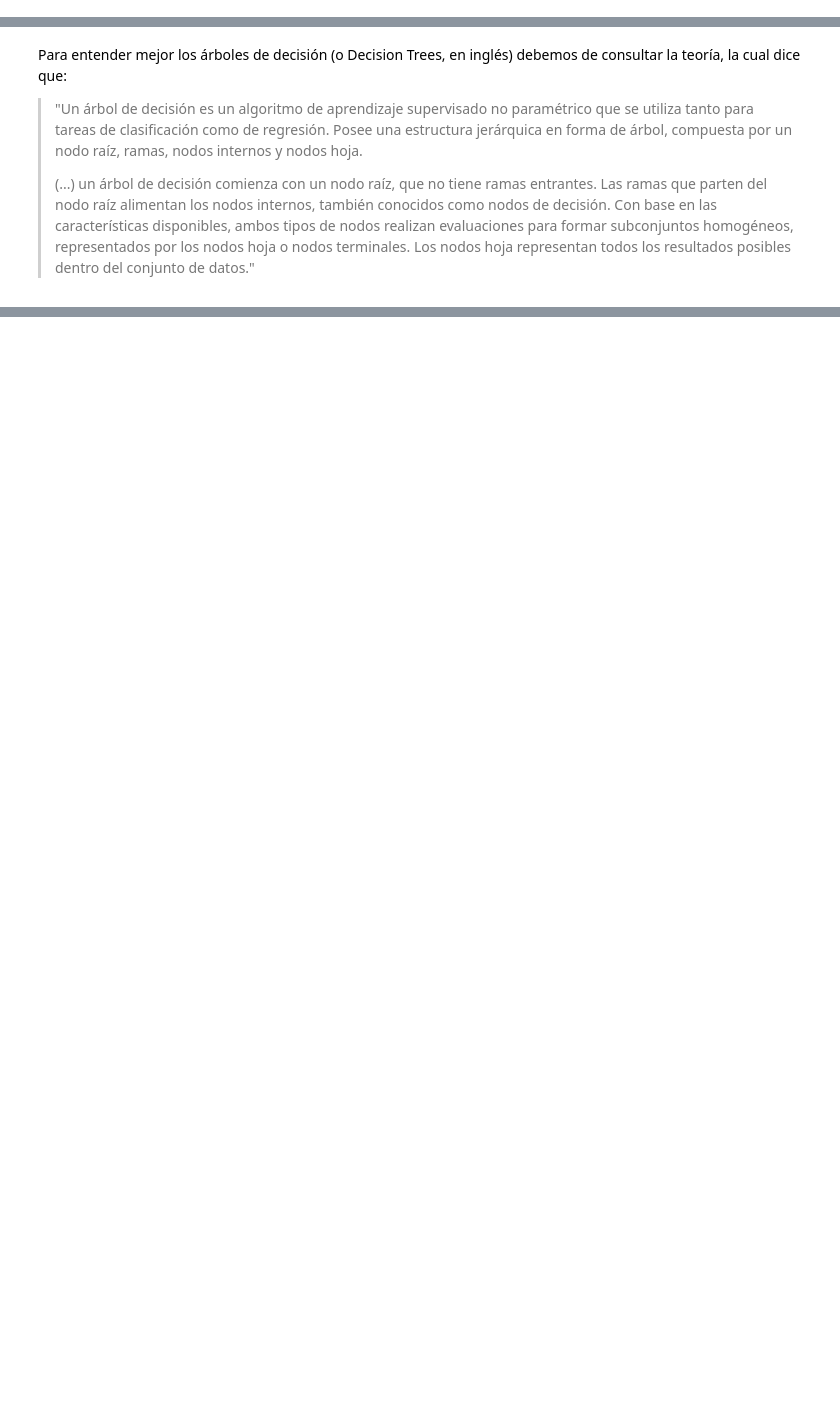
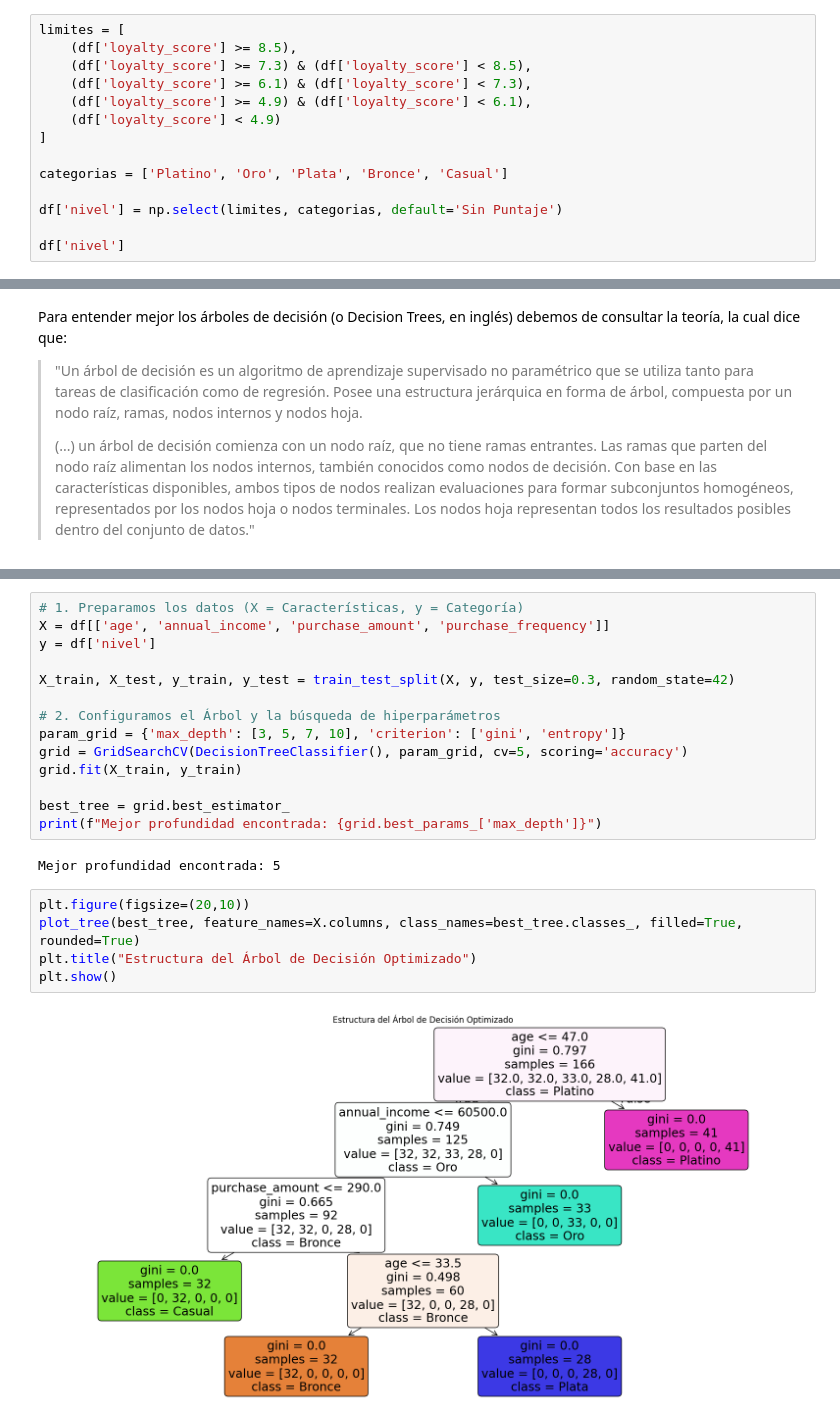
Before and after one commit to Jero2110/Big_Data_Phase04, a Jupyter notebook: analysis/Actividades 1 y 2.ipynb, the cells around one changed output, grey strips where cells are left out. Drawn from its saved outputs; the diff is of its cells as text; blank space fills up the shorter version.

```diff
--- a/analysis/Actividades 1 y 2.ipynb
+++ b/analysis/Actividades 1 y 2.ipynb
@@ -111,0 +149,14 @@ plt.show()
+# %%
+limites = [
+    (df['loyalty_score'] >= 8.5),
+    (df['loyalty_score'] >= 7.3) & (df['loyalty_score'] < 8.5),
+    (df['loyalty_score'] >= 6.1) & (df['loyalty_score'] < 7.3),
+    (df['loyalty_score'] >= 4.9) & (df['loyalty_score'] < 6.1),
+    (df['loyalty_score'] < 4.9)
+]
+
+categorias = ['Platino', 'Oro', 'Plata', 'Bronce', 'Casual']
+
+df['nivel'] = np.select(limites, categorias, default='Sin Puntaje')
+
+df['nivel']
@@ -118,0 +191,23 @@ Para entender mejor los árboles de decisión (o Decision Trees, en inglés) deb
+# %%
+# 1. Preparamos los datos (X = Características, y = Categoría)
+X = df[['age', 'annual_income', 'purchase_amount', 'purchase_frequency']]
+y = df['nivel']
+
+X_train, X_test, y_train, y_test = train_test_split(X, y, test_size=0.3, random_state=42)
+
+# 2. Configuramos el Árbol y la búsqueda de hiperparámetros
+param_grid = {'max_depth': [3, 5, 7, 10], 'criterion': ['gini', 'entropy']}
+grid = GridSearchCV(DecisionTreeClassifier(), param_grid, cv=5, scoring='accuracy')
+grid.fit(X_train, y_train)
+
+best_tree = grid.best_estimator_
+print(f"Mejor profundidad encontrada: {grid.best_params_['max_depth']}")
+# %% [output]
+Mejor profundidad encontrada: 5
+# %%
+plt.figure(figsize=(20,10))
+plot_tree(best_tree, feature_names=X.columns, class_names=best_tree.classes_, filled=True, rounded=True)
+plt.title("Estructura del Árbol de Decisión Optimizado")
+plt.show()
+# %% [output]
+[figure, added]
```
Also changed, not shown: parts of 17 cells of this notebook.
